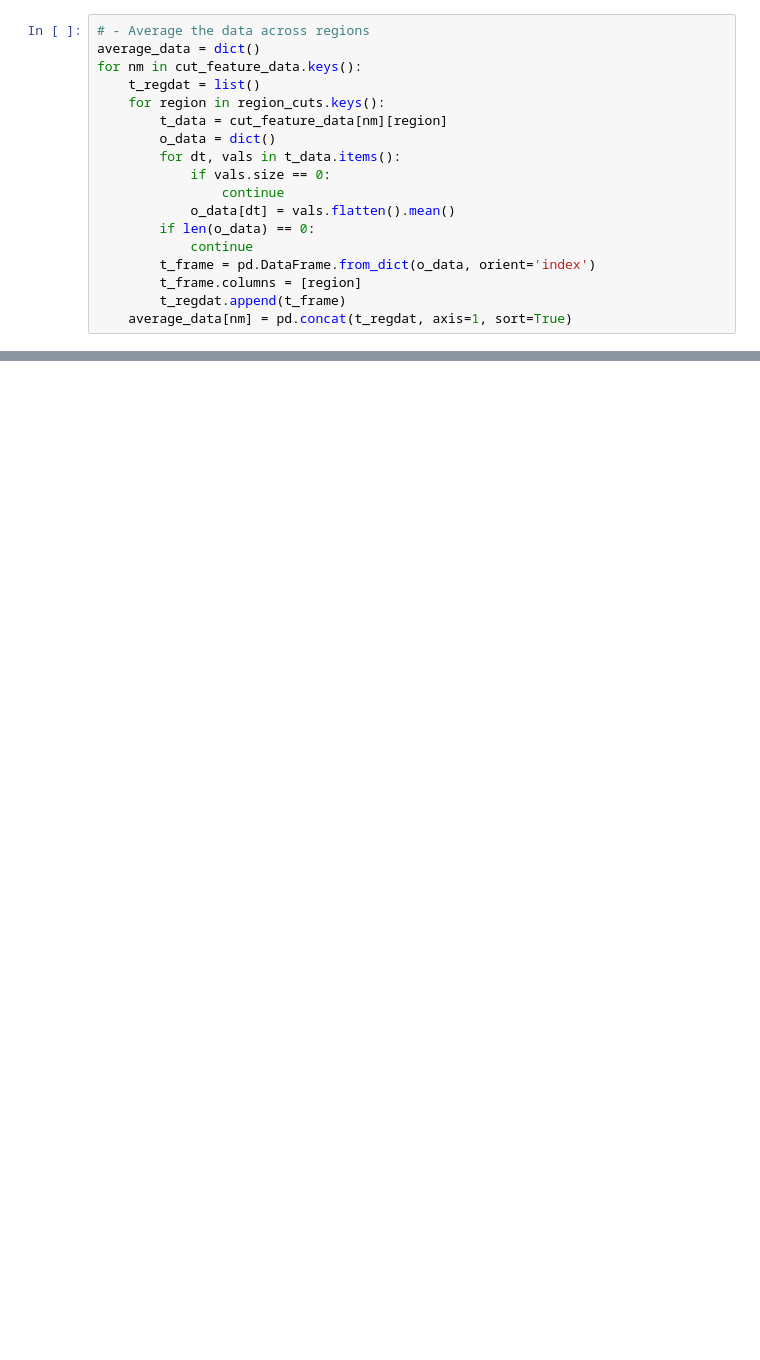
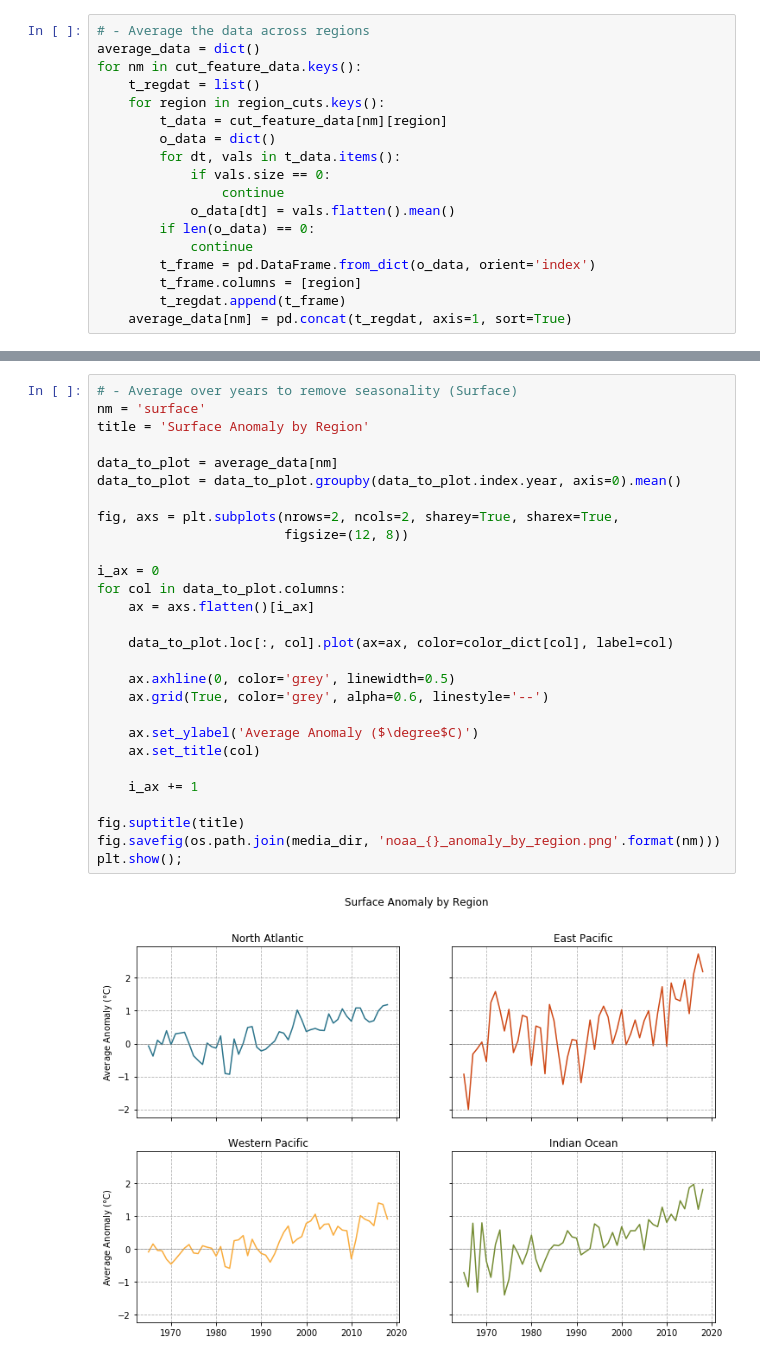
Before and after one commit to douglasdaly/hurricanes, a Jupyter notebook: notebooks/6_noaa_interpolated_feature_data_explore.ipynb, the cells around one changed output, grey strips where cells are left out. Saved outputs shown, nothing was run; the diff lists cells and outputs as text; blank space fills up the shorter version.

```diff
--- a/notebooks/6_noaa_interpolated_feature_data_explore.ipynb
+++ b/notebooks/6_noaa_interpolated_feature_data_explore.ipynb
@@ -65,0 +75,30 @@ average_data['diff'].plot(ax=ax);
+# %%
+# - Average over years to remove seasonality (Surface)
+nm = 'surface'
+title = 'Surface Anomaly by Region'
+
+data_to_plot = average_data[nm]
+data_to_plot = data_to_plot.groupby(data_to_plot.index.year, axis=0).mean()
+
+fig, axs = plt.subplots(nrows=2, ncols=2, sharey=True, sharex=True,
+                        figsize=(12, 8))
+
+i_ax = 0
+for col in data_to_plot.columns:
+    ax = axs.flatten()[i_ax]
+
+    data_to_plot.loc[:, col].plot(ax=ax, color=color_dict[col], label=col)
+
+    ax.axhline(0, color='grey', linewidth=0.5)
+    ax.grid(True, color='grey', alpha=0.6, linestyle='--')
+
+    ax.set_ylabel('Average Anomaly ($\degree$C)')
+    ax.set_title(col)
+
+    i_ax += 1
+
+fig.suptitle(title)
+fig.savefig(os.path.join(media_dir, 'noaa_{}_anomaly_by_region.png'.format(nm)))
+plt.show();
+# %% [output]
+[figure, added]
```
Also changed, not shown: parts of 4 cells of this notebook, 1 other file.
